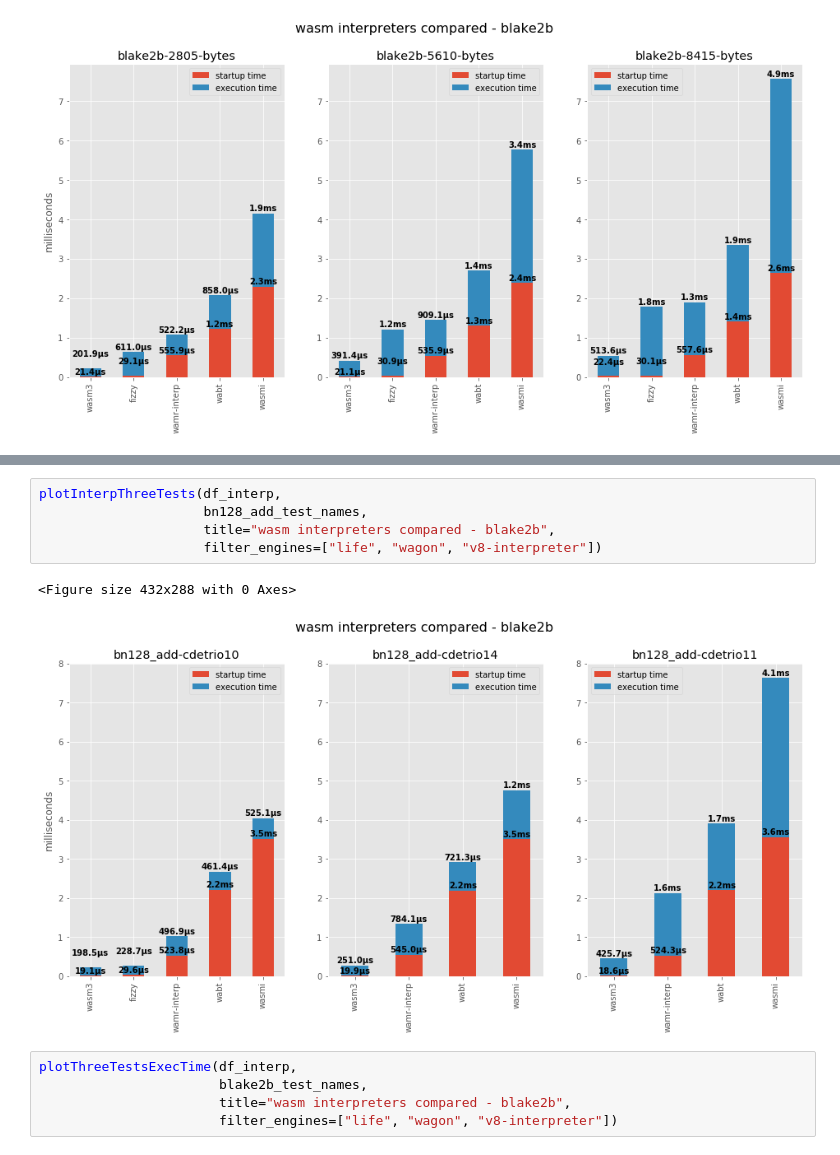
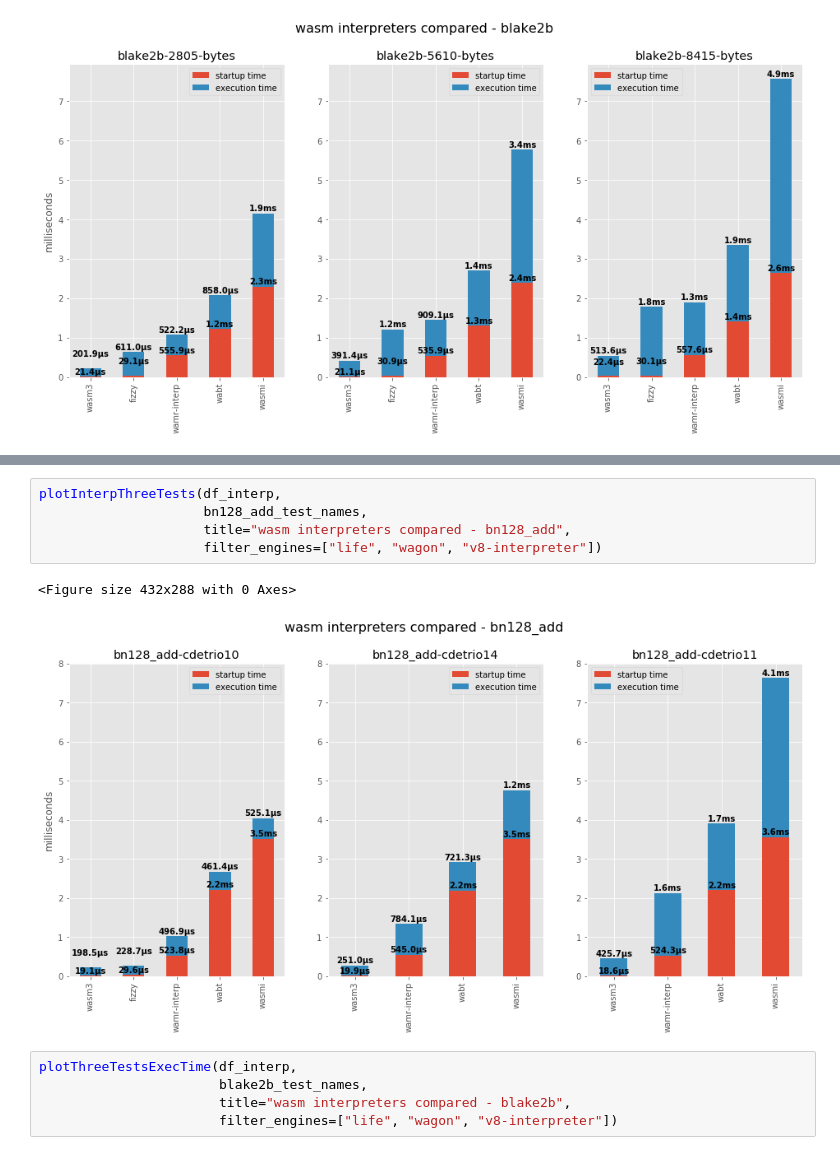
Before and after one commit to ewasm/benchmarking, a Jupyter notebook: notebooks/wasm-engines.ipynb, the cells around one changed output, grey strips where cells are left out. Saved outputs shown, nothing was run; the diff lists cells and outputs as text.

Commit message:
Fixes to notebook, add python script to generate charts, improve README

```diff
--- a/notebooks/wasm-engines.ipynb
+++ b/notebooks/wasm-engines.ipynb
@@ -647,11 +638,11 @@ plotInterpThreeTests(df_interp,
 # %%
 plotInterpThreeTests(df_interp,
                      bn128_add_test_names,
-                     title="wasm interpreters compared - blake2b",
+                     title="wasm interpreters compared - bn128_add",
                      filter_engines=["life", "wagon", "v8-interpreter"])
 # %% [output]
 <Figure size 432x288 with 0 Axes>
-[figure, old version]
+[figure, new version]
 # %%
 plotThreeTestsExecTime(df_interp,
                        blake2b_test_names,
```
Also changed, not shown: parts of 7 cells of this notebook, 20 other files.
